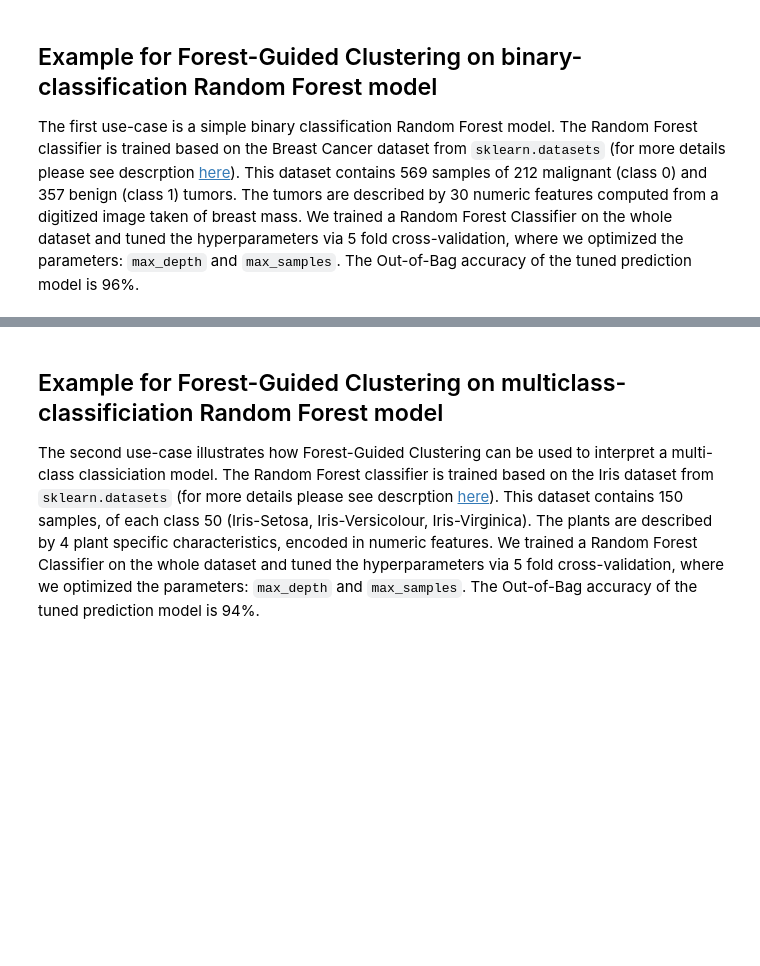
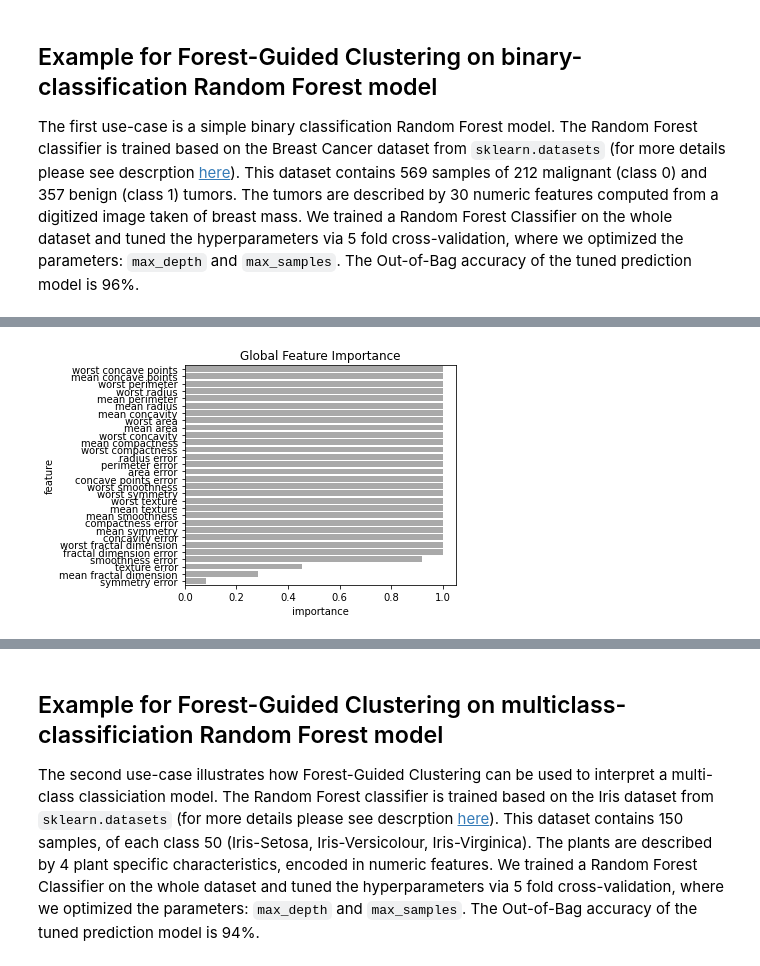
Before and after one commit to HelmholtzAI-Consultants-Munich/fg-clustering, a Jupyter notebook: docs/source/tutorial.ipynb, the cells around one changed output, grey strips where cells are left out. Saved outputs shown, nothing was run; the diff lists cells and outputs as text; code cells hidden in the pictures; blank space fills up the shorter version.

Commit message:
updated tutorial with new class interface and global feature importance

```diff
--- a/docs/source/tutorial.ipynb
+++ b/docs/source/tutorial.ipynb
@@ -106,0 +60,2 @@ From the resulting plots we can draw the following conclusions for malignent and
+# %%
+fgc = FgClustering(model=rf, data=data_breast_cancer, target_column='target')
@@ -106,0 +77,2 @@ From the resulting plots we can draw the following conclusions for malignent and
+# %%
+fgc.run()
@@ -106,0 +100,4 @@ From the resulting plots we can draw the following conclusions for malignent and
+# %%
+fgc.plot_global_feature_importance()
+# %% [output]
+[figure, added]
```
Also changed, not shown: parts of 27 cells of this notebook, 1 other file.
